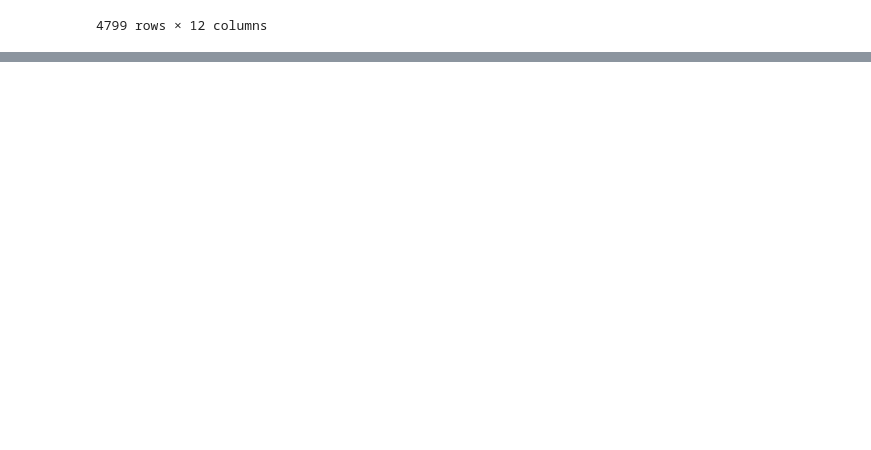
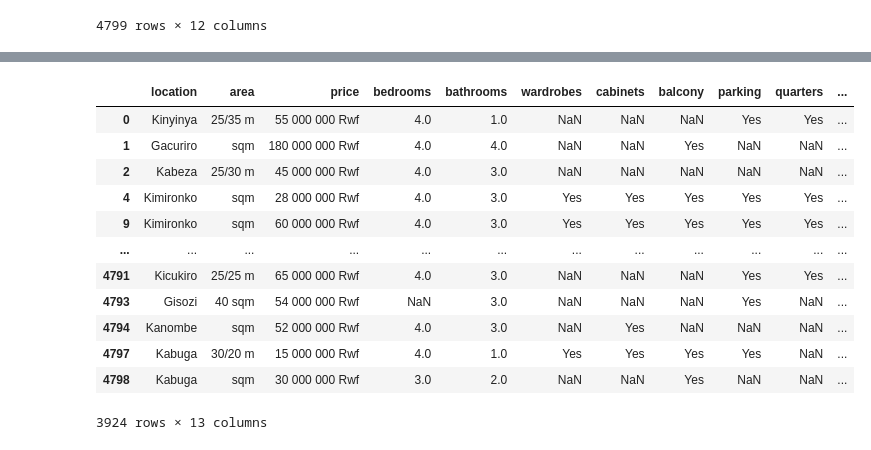
Before and after one commit to Rootkiti/ict_chember_classes, a Jupyter notebook: ml wolkthrough.ipynb, the cells around one changed output, grey strips where cells are left out. Saved outputs shown, nothing was run; the diff lists cells and outputs as text; code cells hidden in the pictures; blank space fills up the shorter version.

```diff
--- a/ml wolkthrough.ipynb
+++ b/ml wolkthrough.ipynb
@@ -182,0 +196,8 @@ house_data
+# %%
+neighborhoods = {'Fawe':'Gisozi','Gaposho':'Gisozi', 'Niboye':'Niboyi','Kibagaba':'Kibagabaga','Kimiromko':'Kimironko',
+                 'Rusororo':'Kabuga/Ndera/Rusororo','Ndera':'Kabuga/Ndera/Rusororo', 'Kabuga':'Kabuga/Ndera/Rusororo',
+                 'Murindi':'Kabuga/Ndera/Rusororo', 'Gasogi':'Kabuga/Ndera/Rusororo', 'Rdb':'Nyarutarama', 'Niboye':'Niboyi',
+                 'Kibagababa':'Kibagabaga', 'Gishushu':'Nyarutarama','Masizi':'Zindiro', 'Karembure':'Gahanga',
+                'Gatenga':'Gatenga/Gikondo','Gikondo':'Gatenga/Gikondo','Kibagaba':'Kibagabaga'}
+# %%
+house_data['clean location'] =  house_data['location'].replace(neighborhoods)
@@ -182,0 +215,17 @@ house_data
+# %%
+clean_df = house_data[house_data['clean location'].isin(more_30)]
+clean_df
+# %% [output]
+|  | location | area | price | bedrooms | bathrooms | wardrobes | cabinets | balcony | parking | quarters | ... |
+| 0 | Kinyinya | 25/35 m | 55 000 000 Rwf | 4.0 | 1.0 | NaN | NaN | NaN | Yes | Yes | ... |
+| 1 | Gacuriro | sqm | 180 000 000 Rwf | 4.0 | 4.0 | NaN | NaN | Yes | NaN | NaN | ... |
+| 2 | Kabeza | 25/30 m | 45 000 000 Rwf | 4.0 | 3.0 | NaN | NaN | NaN | NaN | NaN | ... |
+| 4 | Kimironko | sqm | 28 000 000 Rwf | 4.0 | 3.0 | Yes | Yes | Yes | Yes | Yes | ... |
+| 9 | Kimironko | sqm | 60 000 000 Rwf | 4.0 | 3.0 | Yes | Yes | Yes | Yes | Yes | ... |
+| ... | ... | ... | ... | ... | ... | ... | ... | ... | ... | ... | ... |
+| 4791 | Kicukiro | 25/25 m | 65 000 000 Rwf | 4.0 | 3.0 | NaN | NaN | NaN | Yes | Yes | ... |
+| 4793 | Gisozi | 40 sqm | 54 000 000 Rwf | NaN | 3.0 | NaN | NaN | NaN | Yes | NaN | ... |
+| 4794 | Kanombe | sqm | 52 000 000 Rwf | 4.0 | 3.0 | NaN | Yes | NaN | NaN | NaN | ... |
+| 4797 | Kabuga | 30/20 m | 15 000 000 Rwf | 4.0 | 1.0 | Yes | Yes | Yes | Yes | NaN | ... |
+| 4798 | Kabuga | sqm | 30 000 000 Rwf | 3.0 | 2.0 | NaN | NaN | Yes | NaN | NaN | ... |
+3924 rows × 13 columns
```
Also changed, not shown: parts of 9 cells of this notebook.
